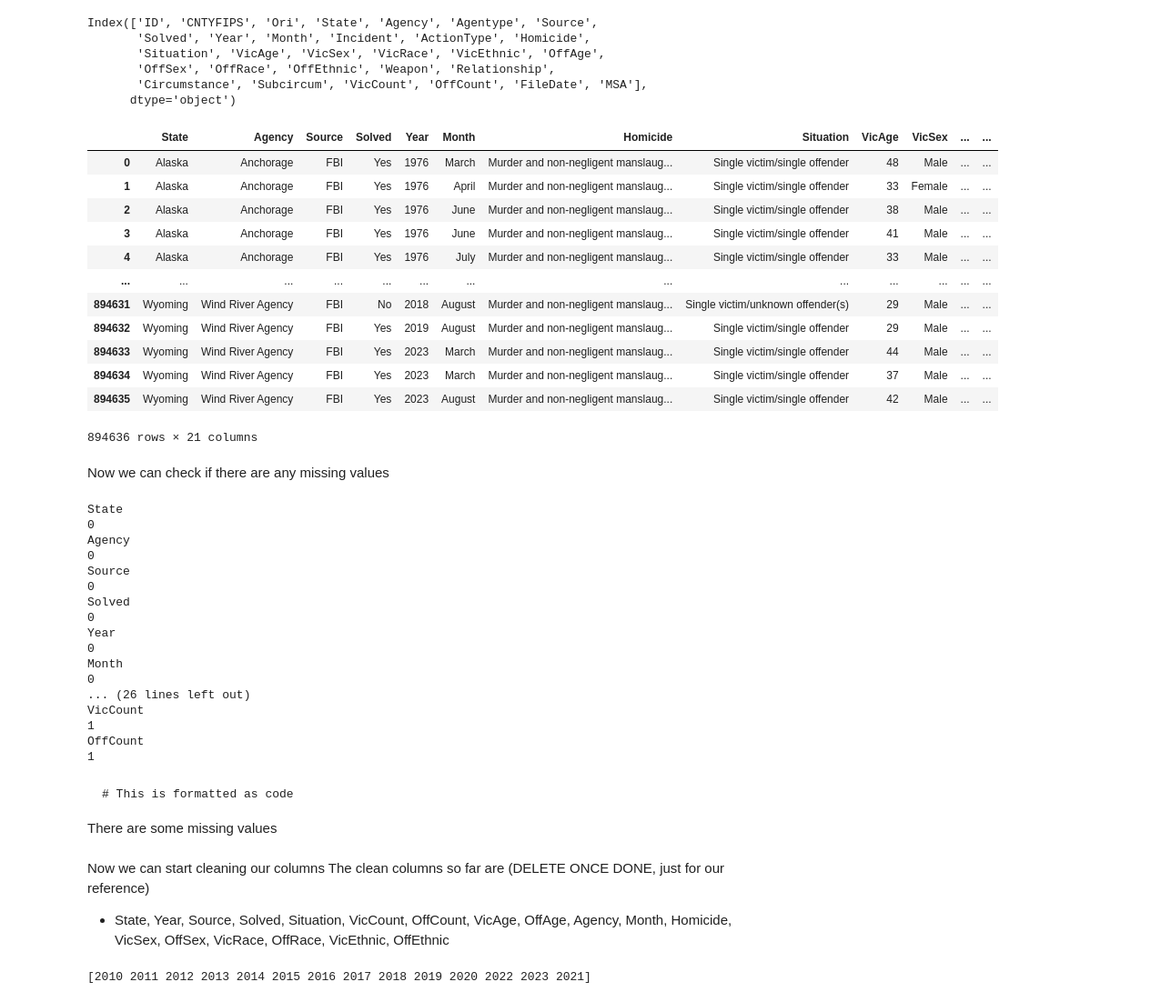
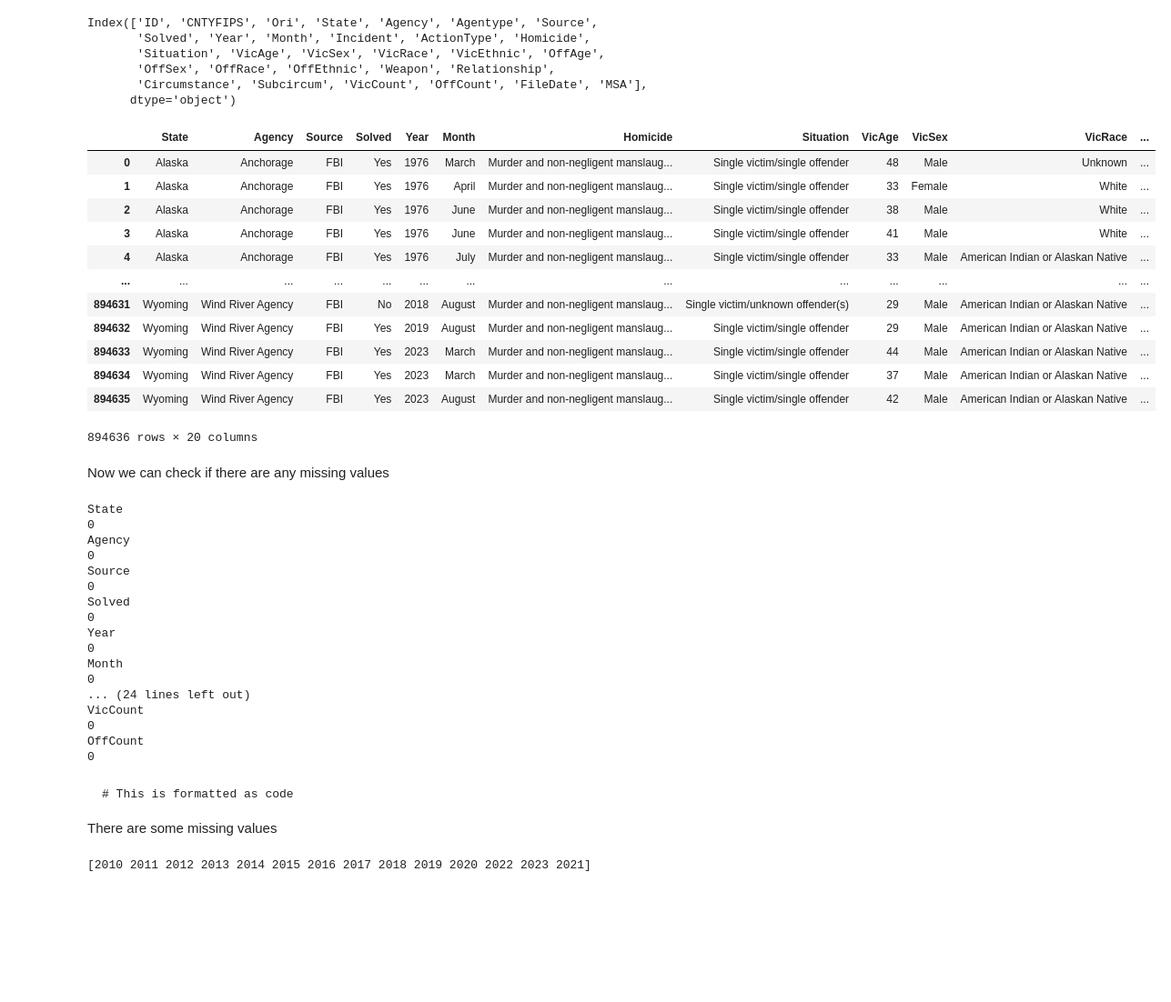
Before and after one commit to jac7az/mlproject, a Jupyter notebook: inital.ipynb, the cells around one changed output. Shown at 91% size. Cells and saved outputs as stored; diff of their text form; code cells hidden in the pictures; blank space fills up the shorter version.

````diff
--- a/inital.ipynb
+++ b/inital.ipynb
@@ -55,22 +54,22 @@ Index(['ID', 'CNTYFIPS', 'Ori', 'State', 'Agency', 'Agentype', 'Source',
       dtype='object')
 # %%
 #subset for columns that are important
-new_df = df[['State', "Agency", "Source", "Solved", "Year", "Month", "Homicide", "Situation", "VicAge", "VicSex", "VicRace", "VicEthnic", "OffAge", "OffSex", "OffRace", "OffEthnic", "Weapon", "Relationship", "Circumstance", "VicCount", "OffCount"  ]]
+new_df = df[['State', "Agency", "Source", "Solved", "Year", "Month", "Homicide", "Situation", "VicAge", "VicSex", "VicRace", "VicEthnic", "OffAge", "OffSex", "OffRace", "OffEthnic", "Weapon", "Relationship", "VicCount", "OffCount"  ]]
 new_df
 # %% [output]
-|  | State | Agency | Source | Solved | Year | Month | Homicide | Situation | VicAge | VicSex | ... | ... |
-| 0 | Alaska | Anchorage | FBI | Yes | 1976 | March | Murder and non-negligent manslaug... | Single victim/single offender | 48 | Male | ... | ... |
-| 1 | Alaska | Anchorage | FBI | Yes | 1976 | April | Murder and non-negligent manslaug... | Single victim/single offender | 33 | Female | ... | ... |
-| 2 | Alaska | Anchorage | FBI | Yes | 1976 | June | Murder and non-negligent manslaug... | Single victim/single offender | 38 | Male | ... | ... |
-| 3 | Alaska | Anchorage | FBI | Yes | 1976 | June | Murder and non-negligent manslaug... | Single victim/single offender | 41 | Male | ... | ... |
-| 4 | Alaska | Anchorage | FBI | Yes | 1976 | July | Murder and non-negligent manslaug... | Single victim/single offender | 33 | Male | ... | ... |
+|  | State | Agency | Source | Solved | Year | Month | Homicide | Situation | VicAge | VicSex | VicRace | ... |
+| 0 | Alaska | Anchorage | FBI | Yes | 1976 | March | Murder and non-negligent manslaug... | Single victim/single offender | 48 | Male | Unknown | ... |
+| 1 | Alaska | Anchorage | FBI | Yes | 1976 | April | Murder and non-negligent manslaug... | Single victim/single offender | 33 | Female | White | ... |
+| 2 | Alaska | Anchorage | FBI | Yes | 1976 | June | Murder and non-negligent manslaug... | Single victim/single offender | 38 | Male | White | ... |
+| 3 | Alaska | Anchorage | FBI | Yes | 1976 | June | Murder and non-negligent manslaug... | Single victim/single offender | 41 | Male | White | ... |
+| 4 | Alaska | Anchorage | FBI | Yes | 1976 | July | Murder and non-negligent manslaug... | Single victim/single offender | 33 | Male | American Indian or Alaskan Native | ... |
 | ... | ... | ... | ... | ... | ... | ... | ... | ... | ... | ... | ... | ... |
-| 894631 | Wyoming | Wind River Agency | FBI | No | 2018 | August | Murder and non-negligent manslaug... | Single victim/unknown offender(s) | 29 | Male | ... | ... |
-| 894632 | Wyoming | Wind River Agency | FBI | Yes | 2019 | August | Murder and non-negligent manslaug... | Single victim/single offender | 29 | Male | ... | ... |
-| 894633 | Wyoming | Wind River Agency | FBI | Yes | 2023 | March | Murder and non-negligent manslaug... | Single victim/single offender | 44 | Male | ... | ... |
-| 894634 | Wyoming | Wind River Agency | FBI | Yes | 2023 | March | Murder and non-negligent manslaug... | Single victim/single offender | 37 | Male | ... | ... |
-| 894635 | Wyoming | Wind River Agency | FBI | Yes | 2023 | August | Murder and non-negligent manslaug... | Single victim/single offender | 42 | Male | ... | ... |
+| 894631 | Wyoming | Wind River Agency | FBI | No | 2018 | August | Murder and non-negligent manslaug... | Single victim/unknown offender(s) | 29 | Male | American Indian or Alaskan Native | ... |
+| 894632 | Wyoming | Wind River Agency | FBI | Yes | 2019 | August | Murder and non-negligent manslaug... | Single victim/single offender | 29 | Male | American Indian or Alaskan Native | ... |
+| 894633 | Wyoming | Wind River Agency | FBI | Yes | 2023 | March | Murder and non-negligent manslaug... | Single victim/single offender | 44 | Male | American Indian or Alaskan Native | ... |
+| 894634 | Wyoming | Wind River Agency | FBI | Yes | 2023 | March | Murder and non-negligent manslaug... | Single victim/single offender | 37 | Male | American Indian or Alaskan Native | ... |
+| 894635 | Wyoming | Wind River Agency | FBI | Yes | 2023 | August | Murder and non-negligent manslaug... | Single victim/single offender | 42 | Male | American Indian or Alaskan Native | ... |
-894636 rows × 21 columns
+894636 rows × 20 columns
 # %% [markdown]
 Now we can check if there are any missing values
 # %%
@@ -92,11 +91,11 @@ Year
 0
 Month
 0
-... (26 lines left out)
+... (24 lines left out)
 VicCount
-1
+0
 OffCount
-1
+0
 # %% [markdown]
 
 
@@ -105,10 +104,6 @@ OffCount
 ```
 
 There are some missing values
-# %% [markdown]
-Now we can start cleaning our columns
-The clean columns so far are (DELETE ONCE DONE, just for our reference)
-- State, Year, Source, Solved, Situation, VicCount, OffCount, VicAge, OffAge, Agency, Month, Homicide, VicSex, OffSex, VicRace, OffRace, VicEthnic, OffEthnic
 # %%
 #subset the data based on year
 new_df = new_df[new_df['Year']>=2010]
````
Also changed, not shown: parts of 16 cells of this notebook.
